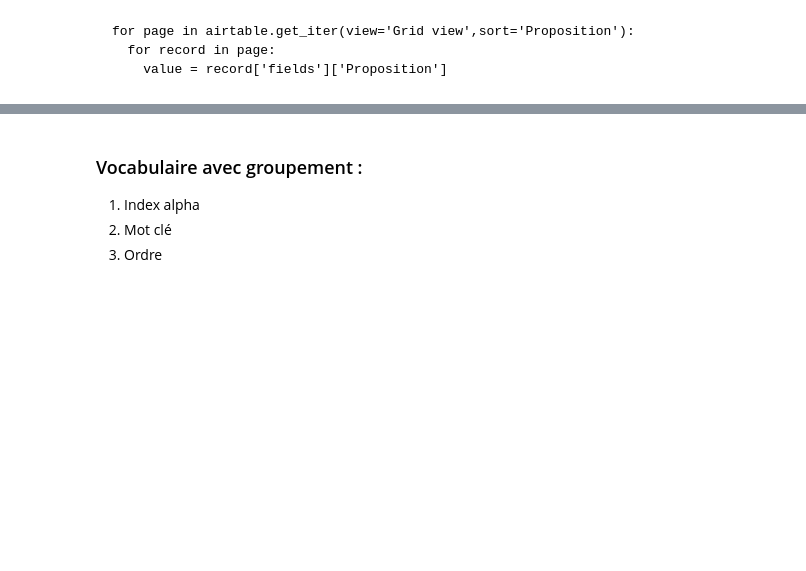
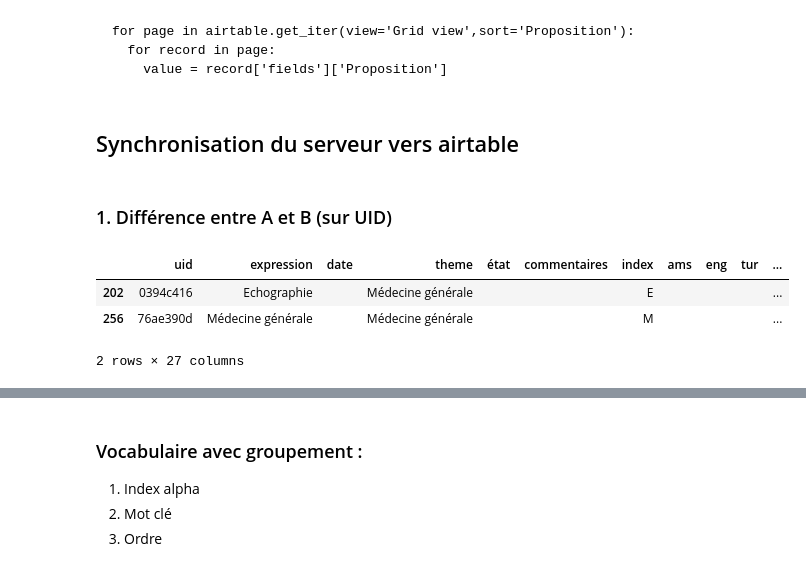
Before and after one commit to gretiere545/corpus, a Jupyter notebook: corpus_sync_airtable.ipynb, the cells around one changed output, grey strips where cells are left out. Cells and saved outputs as stored; diff of their text form; code cells hidden in the pictures; blank space fills up the shorter version.

```diff
--- a/corpus_sync_airtable.ipynb
+++ b/corpus_sync_airtable.ipynb
@@ -143,3 +143,15 @@ for page in airtable.get_iter(view='Grid view',sort='Proposition'):
 # %%
 vk_at = airtable.get_all(view='Admin',sort='Proposition')
 df_vkat = pd.DataFrame.from_records((r['fields'] for r in vk_at))
+# %% [markdown]
+## Synchronisation du serveur vers airtable
+# %% [markdown]
+### 1. Différence entre A et B (sur UID)
+# %%
+df_not_in_airtable = df_cc_global[~df_cc_global["uid"].isin(df_vkat["UID"])].dropna()
+df_not_in_airtable
+# %% [output]
+|  | uid | expression | date | theme | état | commentaires | index | ams | eng | tur | ... |
+| 202 | 0394c416 | Echographie |  | Médecine générale |  |  | E |  |  |  | ... |
+| 256 | 76ae390d | Médecine générale |  | Médecine générale |  |  | M |  |  |  | ... |
+2 rows × 27 columns
```
Also changed, not shown: parts of 9 cells of this notebook.
